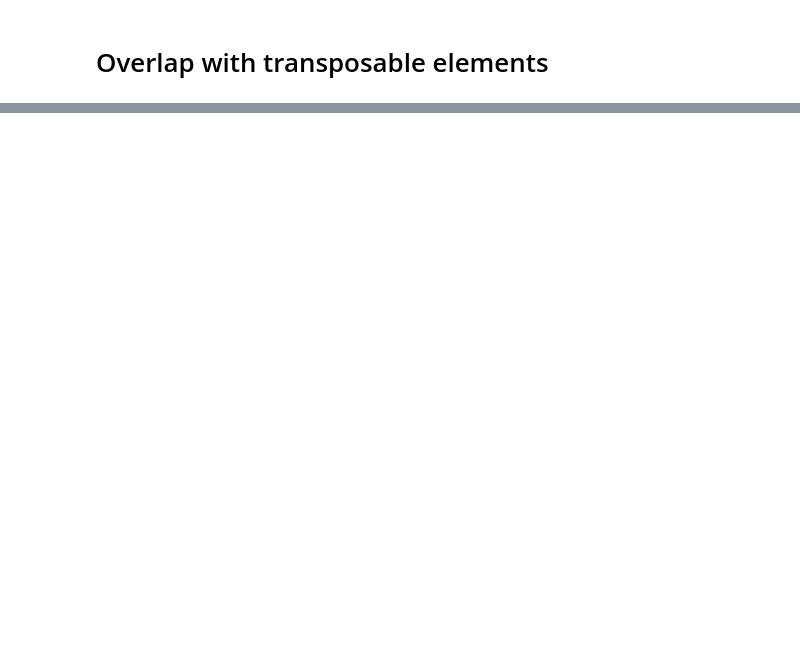
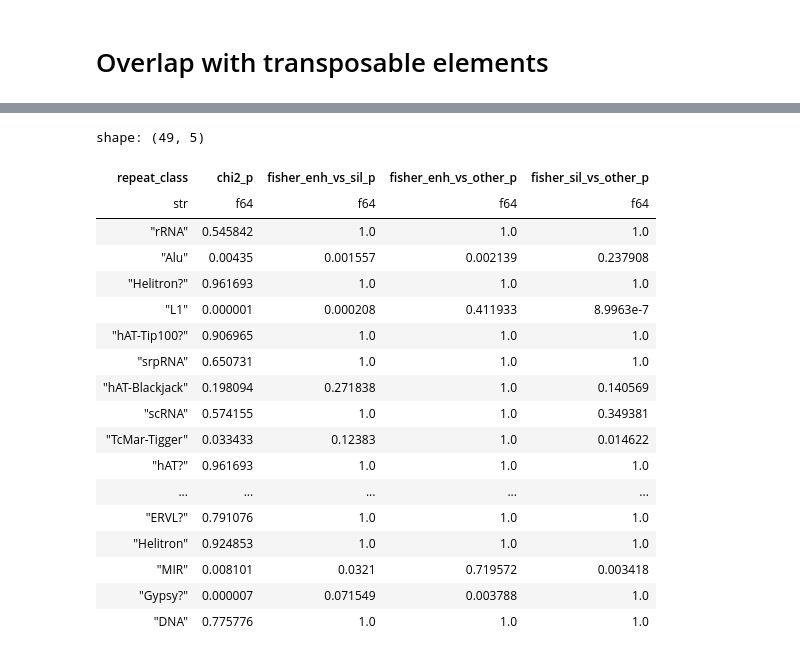
Before and after one commit to kircherlab/CMPRA_figures, a Jupyter notebook: transposable_elements.ipynb, the cells around one changed output, grey strips where cells are left out. Drawn from its saved outputs; the diff is of its cells as text; code cells hidden in the pictures; blank space fills up the shorter version.

```diff
--- a/transposable_elements.ipynb
+++ b/transposable_elements.ipynb
@@ -117,0 +98,69 @@ sns.barplot(mpra_repeats_exploded
+# %%
+import numpy as np
+from scipy.stats import chi2_contingency, fisher_exact
+
+repeat_counts = mpra_repeats_exploded.select("effect", "OE_repeats_exploded", pl.len().over("OE_repeats_exploded","effect").alias("count")).unique()
+total_counts = mpra_repeats_exploded.select("effect",(pl.col("left_bin")+pl.col("right_bin")).n_unique().over("effect").alias("total")).unique()
+results = []
+repeat_classes = repeat_counts["OE_repeats_exploded"].unique().to_list()
+
+for repeat_class in repeat_classes:
+	# counts: [overlaps, not overlaps]
+	enhancers = [
+		repeat_counts.filter((pl.col("effect") == "upregulating") & (pl.col("OE_repeats_exploded") == repeat_class))["count"].item() if repeat_counts.filter((pl.col("effect") == "upregulating") & (pl.col("OE_repeats_exploded") == repeat_class)).height > 0 else 0,
+		total_counts.filter(pl.col("effect") == "upregulating")["total"].item()
+	]
+	silencers = [
+		repeat_counts.filter((pl.col("effect") == "downregulating") & (pl.col("OE_repeats_exploded") == repeat_class))["count"].item() if repeat_counts.filter((pl.col("effect") == "downregulating") & (pl.col("OE_repeats_exploded") == repeat_class)).height > 0 else 0,
+		total_counts.filter(pl.col("effect") == "downregulating")["total"].item()
+	]
+	other = [
+		repeat_counts.filter((pl.col("effect") == "no effect") & (pl.col("OE_repeats_exploded") == repeat_class))["count"].item() if repeat_counts.filter((pl.col("effect") == "no effect") & (pl.col("OE_repeats_exploded") == repeat_class)).height > 0 else 0,
+		total_counts.filter(pl.col("effect") == "no effect")["total"].item()
+	]
+
+	table = np.array([enhancers, silencers, other]).T
+
+	try:
+		chi2, p, dof, expected = chi2_contingency(table)
+	except Exception as e:
+		chi2, p, dof, expected = np.nan, np.nan, np.nan, np.nan
+
+	try:
+		oddsratio, pAB = fisher_exact([[enhancers[0], enhancers[1]], [silencers[0], silencers[1]]])
+		oddsratio, pAC = fisher_exact([[enhancers[0], enhancers[1]], [other[0], other[1]]])
+		oddsratio, pBC = fisher_exact([[silencers[0], silencers[1]], [other[0], other[1]]])
+	except Exception as e:
+		pAB, pAC, pBC = np.nan, np.nan, np.nan
+
+	results.append({
+		"repeat_class": repeat_class,
+		"chi2_p": p,
+		"fisher_enh_vs_sil_p": pAB,
+		"fisher_enh_vs_other_p": pAC,
+		"fisher_sil_vs_other_p": pBC
+	})
+
+# Display the dataframe in a more readable format in Jupyter
+pl.Config.set_tbl_rows(50)
+pl.DataFrame(results)
+# %% [output]
+shape: (49, 5)
+| repeat_class | chi2_p | fisher_enh_vs_sil_p | fisher_enh_vs_other_p | fisher_sil_vs_other_p |
+| str | f64 | f64 | f64 | f64 |
+| "rRNA" | 0.545842 | 1.0 | 1.0 | 1.0 |
+| "Alu" | 0.00435 | 0.001557 | 0.002139 | 0.237908 |
+| "Helitron?" | 0.961693 | 1.0 | 1.0 | 1.0 |
+| "L1" | 0.000001 | 0.000208 | 0.411933 | 8.9963e-7 |
+| "hAT-Tip100?" | 0.906965 | 1.0 | 1.0 | 1.0 |
+| "srpRNA" | 0.650731 | 1.0 | 1.0 | 1.0 |
+| "hAT-Blackjack" | 0.198094 | 0.271838 | 1.0 | 0.140569 |
+| "scRNA" | 0.574155 | 1.0 | 1.0 | 0.349381 |
+| "TcMar-Tigger" | 0.033433 | 0.12383 | 1.0 | 0.014622 |
+| "hAT?" | 0.961693 | 1.0 | 1.0 | 1.0 |
+| ... | ... | ... | ... | ... |
+| "ERVL?" | 0.791076 | 1.0 | 1.0 | 1.0 |
+| "Helitron" | 0.924853 | 1.0 | 1.0 | 1.0 |
+| "MIR" | 0.008101 | 0.0321 | 0.719572 | 0.003418 |
+| "Gypsy?" | 0.000007 | 0.071549 | 0.003788 | 1.0 |
+| "DNA" | 0.775776 | 1.0 | 1.0 | 1.0 |
```
Also changed, not shown: parts of 8 cells of this notebook, 11 other files.
